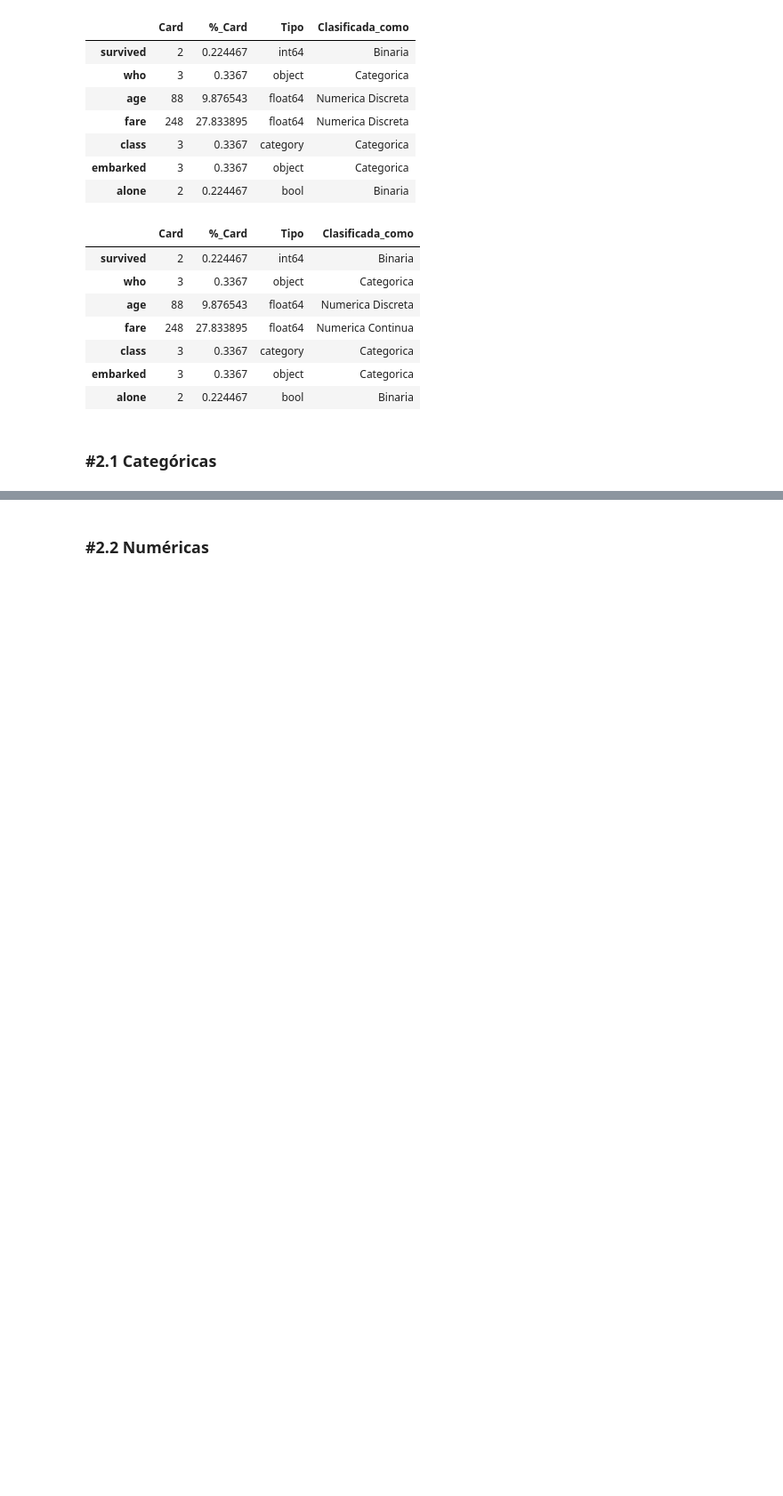
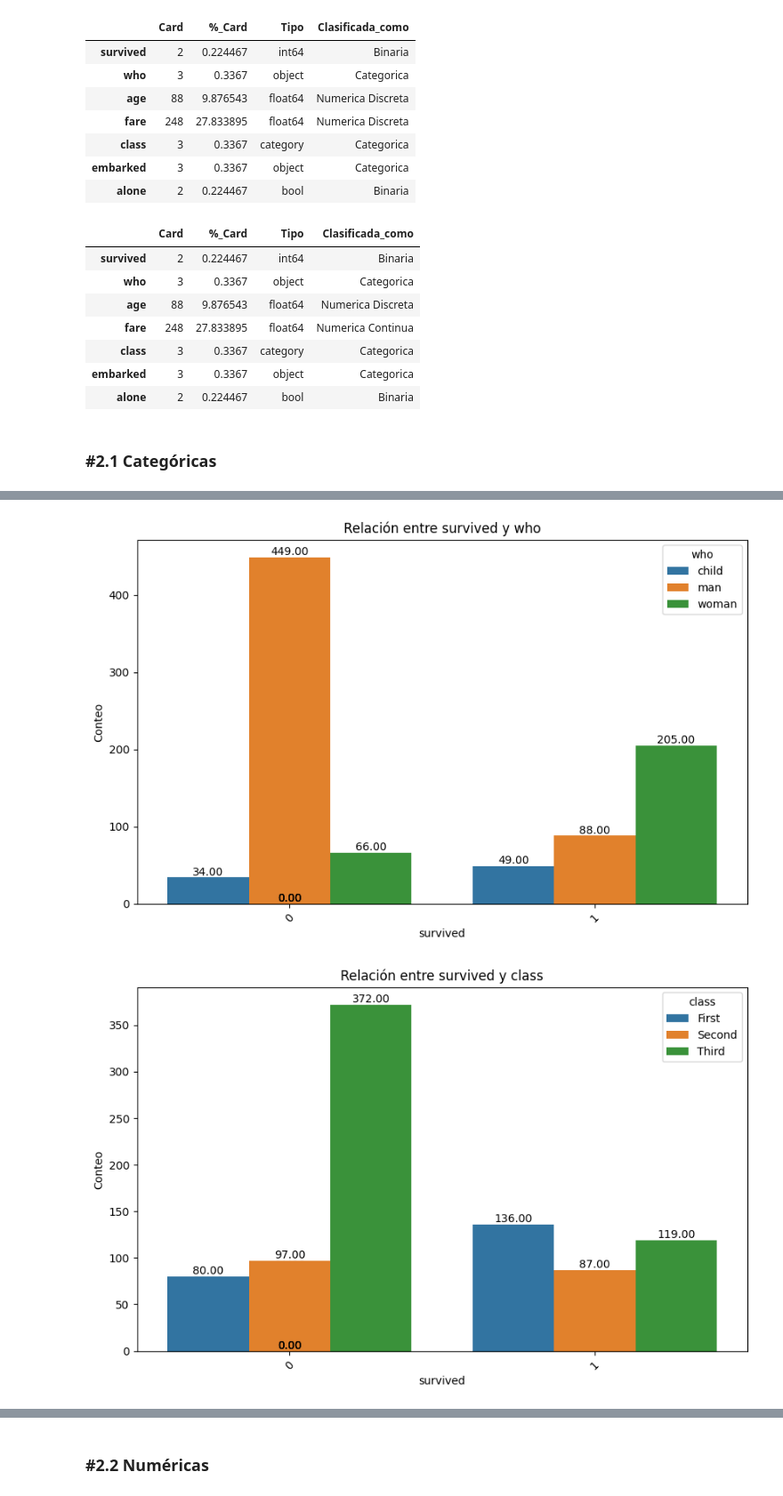
Before and after one commit to njisly/online_ds_thebridge_Nur, a Jupyter notebook: ejercicios/03_Analisis_de_Datos/Sprint_07/Unidad_01/Practica_Obligatoria/18_Practica_Obligatoria_Univariante.ipynb, the cells around one changed output, grey strips where cells are left out. Shown at 89% size. Drawn from its saved outputs; the diff is of its cells as text; code cells hidden in the pictures; blank space fills up the shorter version.

```diff
--- a/ejercicios/03_Analisis_de_Datos/Sprint_07/Unidad_01/Practica_Obligatoria/18_Practica_Obligatoria_Univariante.ipynb
+++ b/ejercicios/03_Analisis_de_Datos/Sprint_07/Unidad_01/Practica_Obligatoria/18_Practica_Obligatoria_Univariante.ipynb
@@ -211,0 +223,10 @@ col_categoricas = df_titanic[df_tipificacion[df_tipificacion['Clasificada_como']
+# %%
+import itertools
+
+combinaciones = list(itertools.combinations(lista_categoricas, 2))
+
+for col1, col2 in combinaciones:
+    plot_categorical_relationship_fin(df, col1, col2, show_values=True)
+# %% [output]
+[figure, added]
+[figure, added]
```
Also changed, not shown: parts of 9 cells of this notebook.
